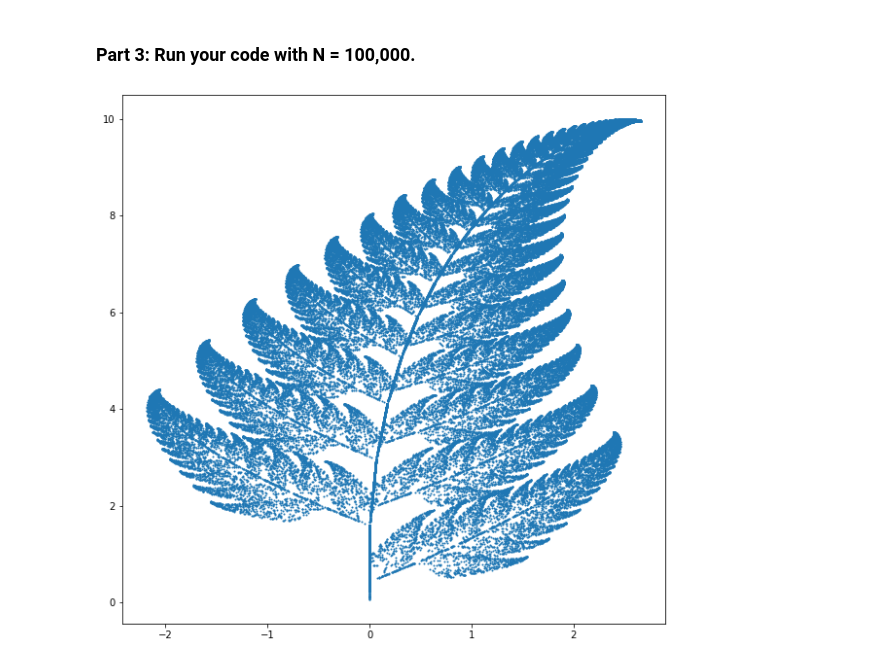
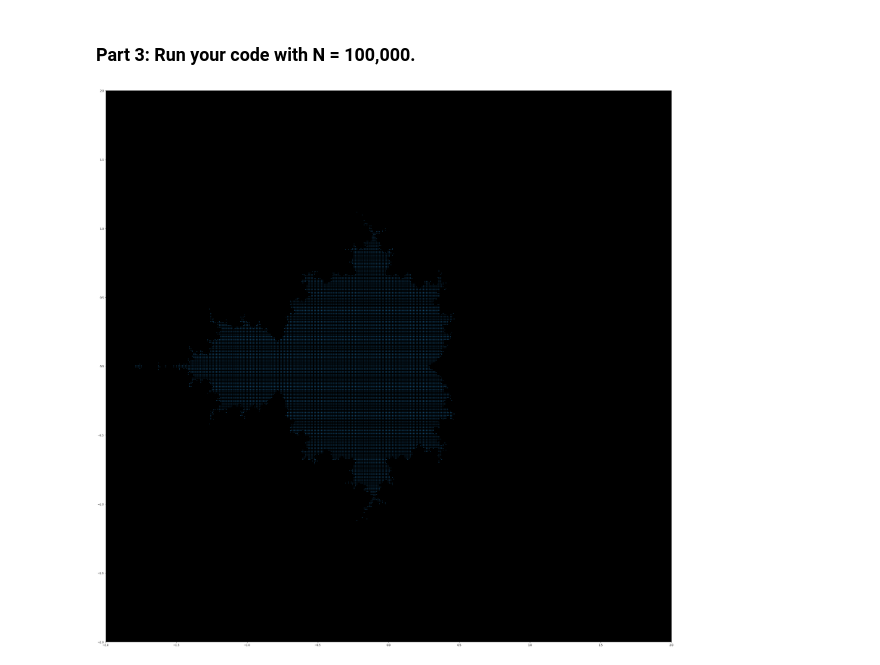
Before and after one commit to CharlieBaird/CapstonePhysics, a Jupyter notebook: Assignments/Assignment6/FernFractals.ipynb, the cells around one changed output. Saved outputs shown, nothing was run; the diff lists cells and outputs as text; code cells hidden in the pictures.

Commit message:
finish mandelbrot

```diff
--- a/Assignments/Assignment6/FernFractals.ipynb
+++ b/Assignments/Assignment6/FernFractals.ipynb
@@ -240,6 +252,67 @@ generate_fractal(3000000)
 # If your code takes longer, see if there's anything you can change that'll
 # improve performance (is there anything in the loop that doesn't need to be?)
 N = 100000
-generate_fractal(N)
+# generate_fractal(N)
-# %% [output]
-[figure, removed]
+# %%
+class Complex:
+    def __init__(self, a, b):
+        self.real = a
+        self.imag = b
+
+def multiply(this, that):
+    term1 = this.real*that.real
+    term2 = this.real*that.imag + this.imag*that.real
+    term3 = this.imag*that.imag*-1
+
+    return Complex(term1 + term3, term2)
+
+def add(this, that):
+    return Complex(this.real + that.real, this.imag + that.imag)
+
+def isValid(point):
+    z = point
+    c = point
+
+    saved = []
+    for k in range (0,15):
+        saved.append(z)
+        z = add(multiply(z,z), c)
+        z.real = round(z.real, 2)
+        z.imag = round(z.imag, 2)
+
+        if (z.real >= 2 or z.imag >= 2):
+            return False
+
+    return True
+
+def mandelbrot(N):
+
+    xx = np.linspace(0,4,N) - 2
+
+    reals = []
+    complexes = []
+    color_array = []
+
+    for i in range (N):
+        x = xx[i]
+        for j in range (N):
+            y = xx[j]
+
+            point = Complex(x,y)
+
+            if (isValid(point)):
+                reals.append(point.real)
+                complexes.append(point.imag)
+                color_array.append(255)
+
+    plt.figure(figsize=(40,40))
+    plt.xlim(-2, 2)
+    plt.ylim(-2, 2)
+    plt.rcParams['axes.facecolor'] = 'black'
+
+    plt.scatter(reals, complexes, 1)#, c=color_array, cmap="binary")
+    plt.show()
+
+mandelbrot(400)
+# %% [output]
+[figure, added]
```
Also changed, not shown: parts of 1 cell of this notebook, 3 other files.
